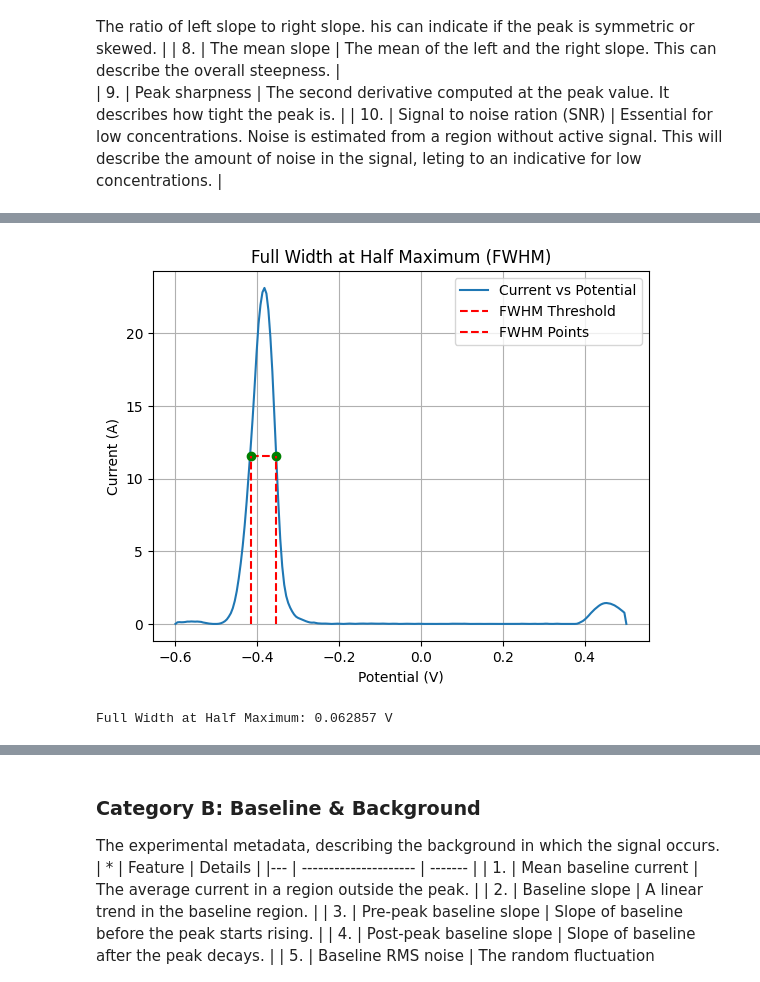
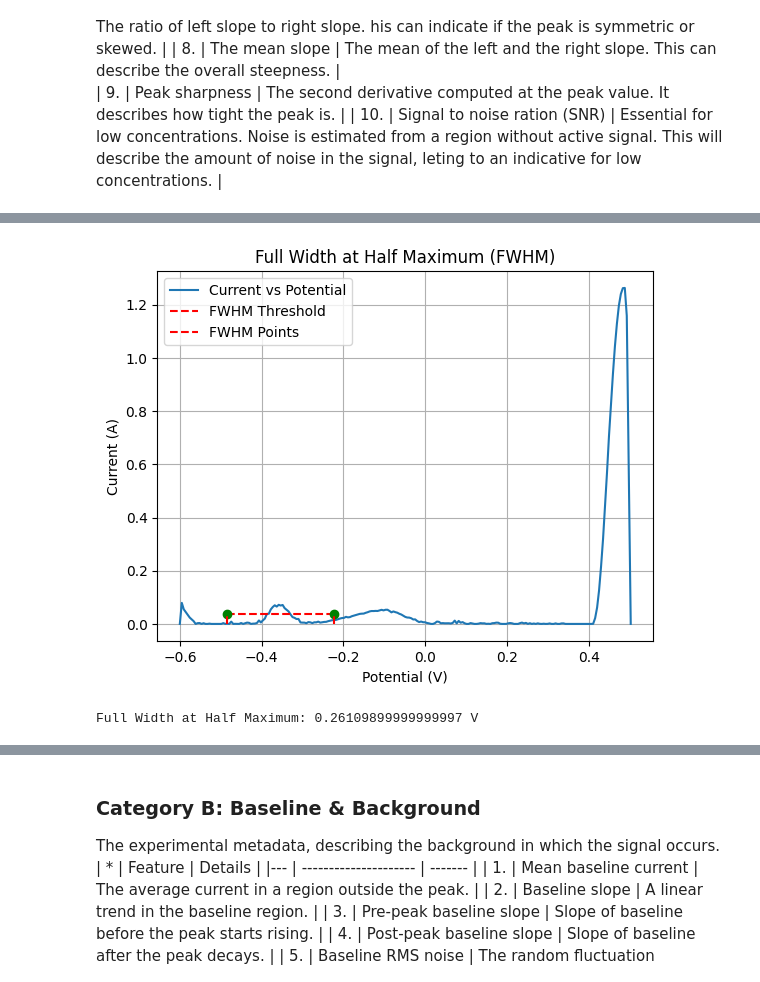
Before and after one commit to andreidumitras/electrochemical-AI, a Jupyter notebook: feature_extraction.ipynb, the cells around one changed output, grey strips where cells are left out. Saved outputs shown, nothing was run; the diff lists cells and outputs as text; code cells hidden in the pictures.

```diff
--- a/feature_extraction.ipynb
+++ b/feature_extraction.ipynb
@@ -234,9 +290,9 @@ Peak index: 45
 # %%
-FWHM = physics.get_peak_FWHM(potential, currents[5], plotting=True)
+FWHM = physics.get_peak_FWHM(potential, currents[35], start_idx=20, end_idx=98, plotting=True)
 print(f'Full Width at Half Maximum: {FWHM} V')
 # %% [output]
-[figure, old version]
+[figure, new version]
-Full Width at Half Maximum: 0.062857 V
+Full Width at Half Maximum: 0.26109899999999997 V
 # %%
 AUC = physics.get_peak_area(potential, currents[5], plotting=True)
 print(f'Area Under the Curve: {AUC} µA·V')
```
Also changed, not shown: parts of 6 cells of this notebook, 4 other files.
